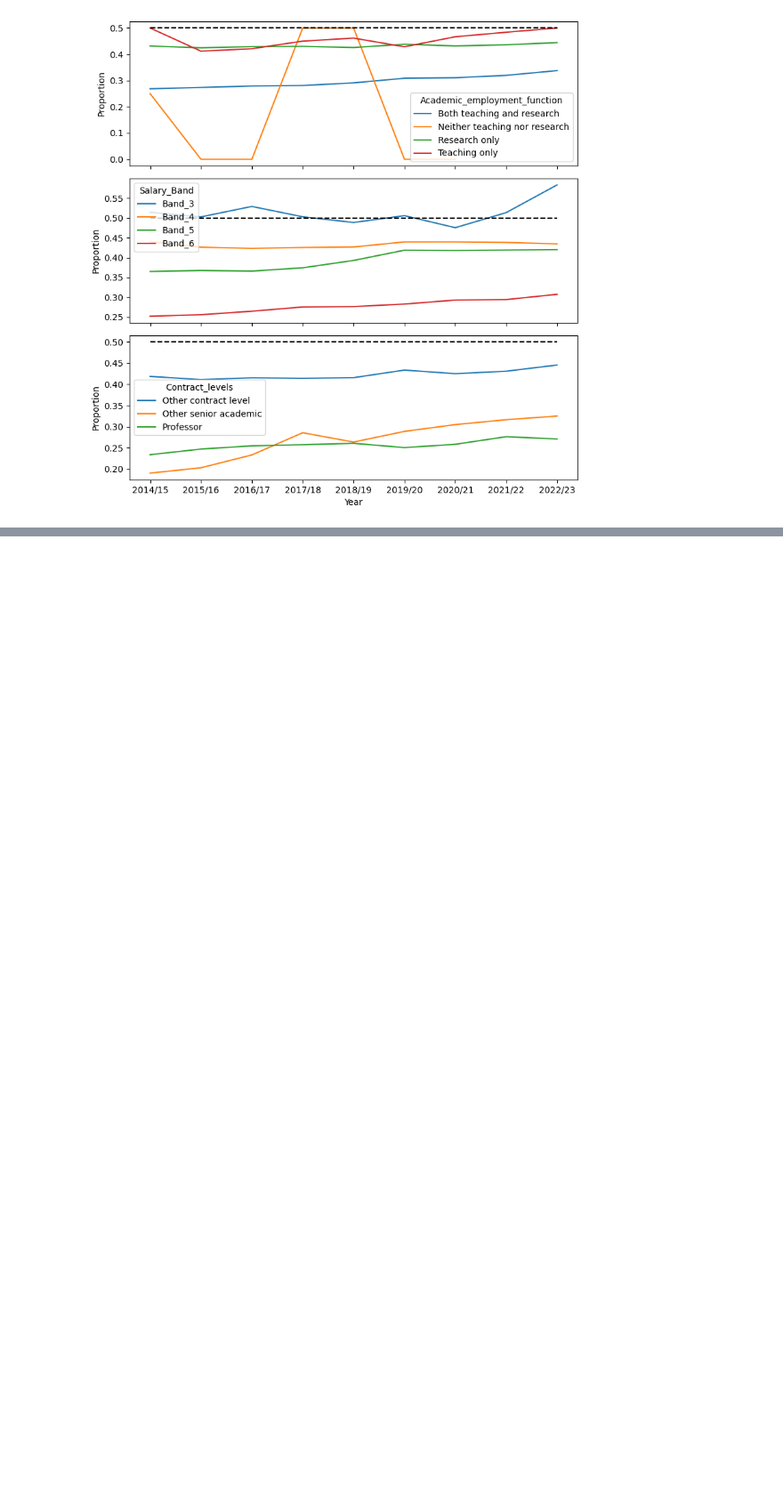
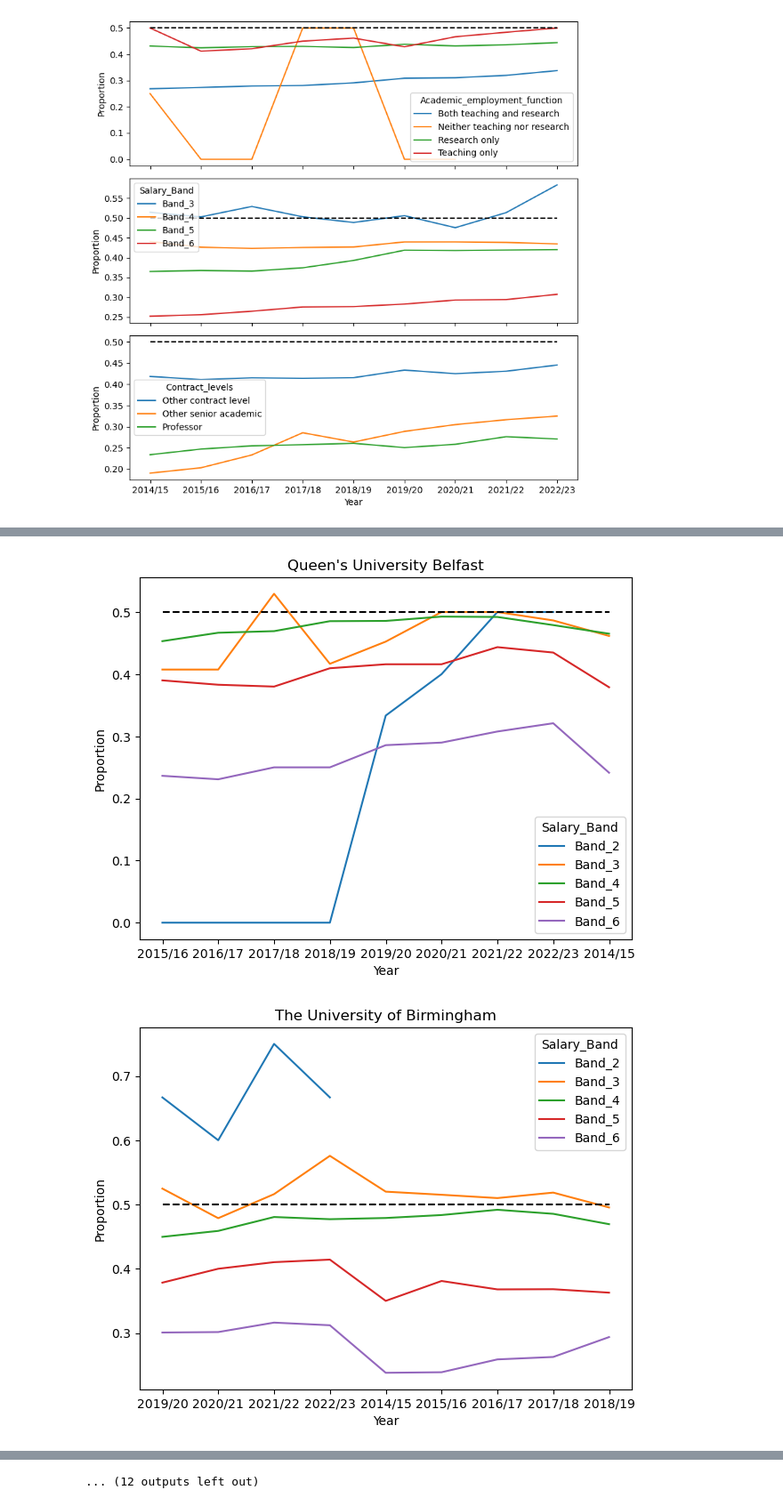
Before and after one commit to WhySeeYC/GenderPayGap, a Jupyter notebook: scripts/scratch.ipynb, the cells around one changed output, grey strips where cells are left out. Shown at 89% size. Cells and saved outputs as stored; diff of their text form; code cells hidden in the pictures; blank space fills up the shorter version.

```diff
--- a/scripts/scratch.ipynb
+++ b/scripts/scratch.ipynb
@@ -18,7 +19,7 @@ array(['Contract salary < £18,031',
 # Remove any rows that have an "all" in any field if the column is a string
 df = df[~df.apply(lambda x: x.astype(str).str.contains('All').any(), axis=1)]
 # %%
-df = pd.read_csv("data/cleaned/oxford_all_years.txt", sep="\t")
+df = pd.read_csv("../data/cleaned/oxford_all_years.txt", sep="\t")
 # %%
 # Remove any rows that have an "all" in any field if the column is a string
 df_cleaned = df[~df.apply(lambda x: x.astype(str).str.contains('All').any(), axis=1)]
@@ -100,0 +107,8 @@ plt.savefig('plots/oxford_proportions.png', dpi=300)
+# %%
+for provider in df_all["HE_Provider"].unique():
+    fig, ax = plt.subplots()
+    plot_thing(ax, df_all[df_all["HE_Provider"] == provider], 'Salary_Band')
+    plt.title(provider)
+# %% [output]
+[figure, added]
+[figure, added]
@@ -100,0 +125 @@ plt.savefig('plots/oxford_proportions.png', dpi=300)
+... (12 outputs left out)
```
Also changed, not shown: parts of 11 cells of this notebook, 1 other file.
